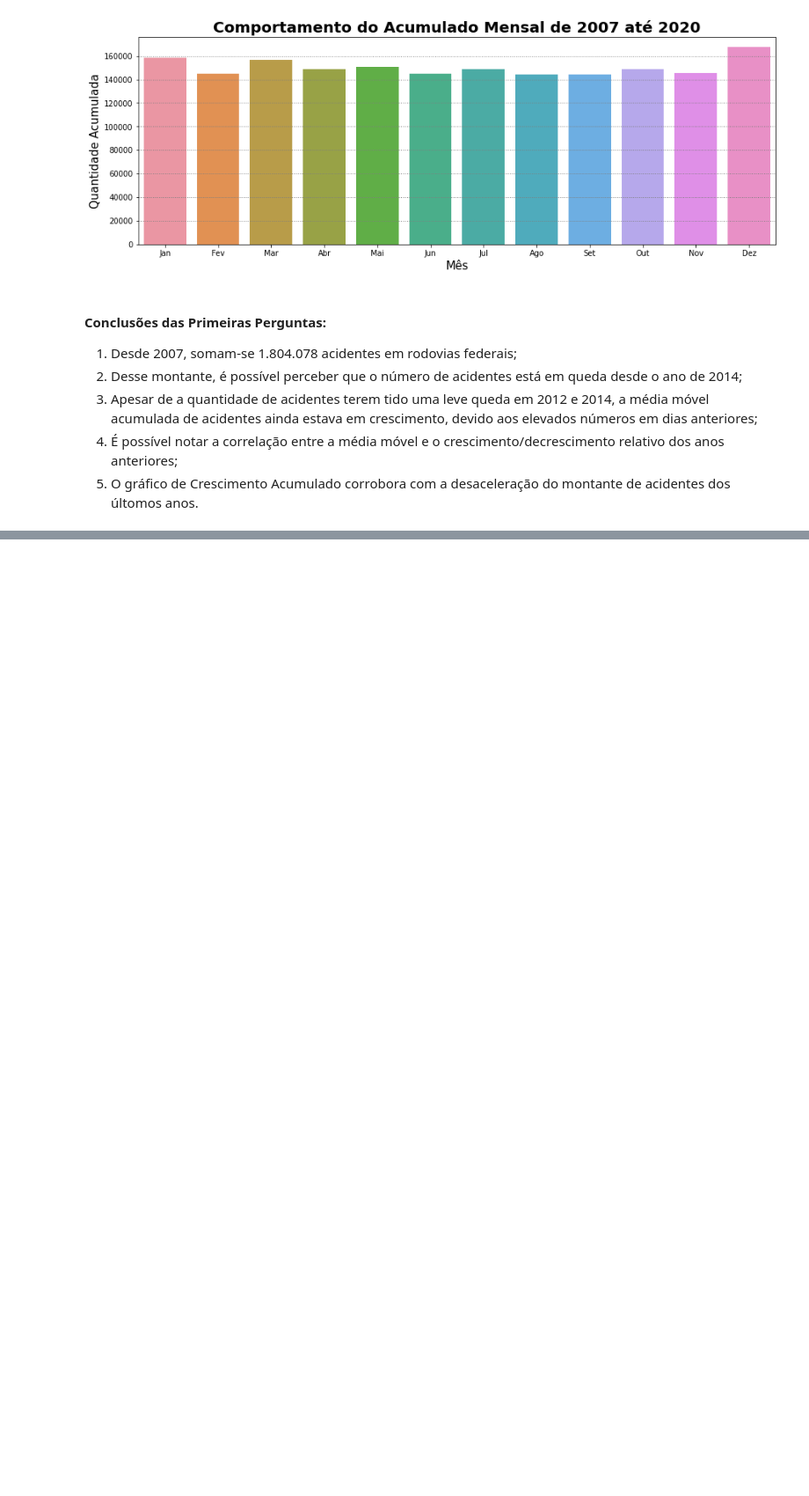
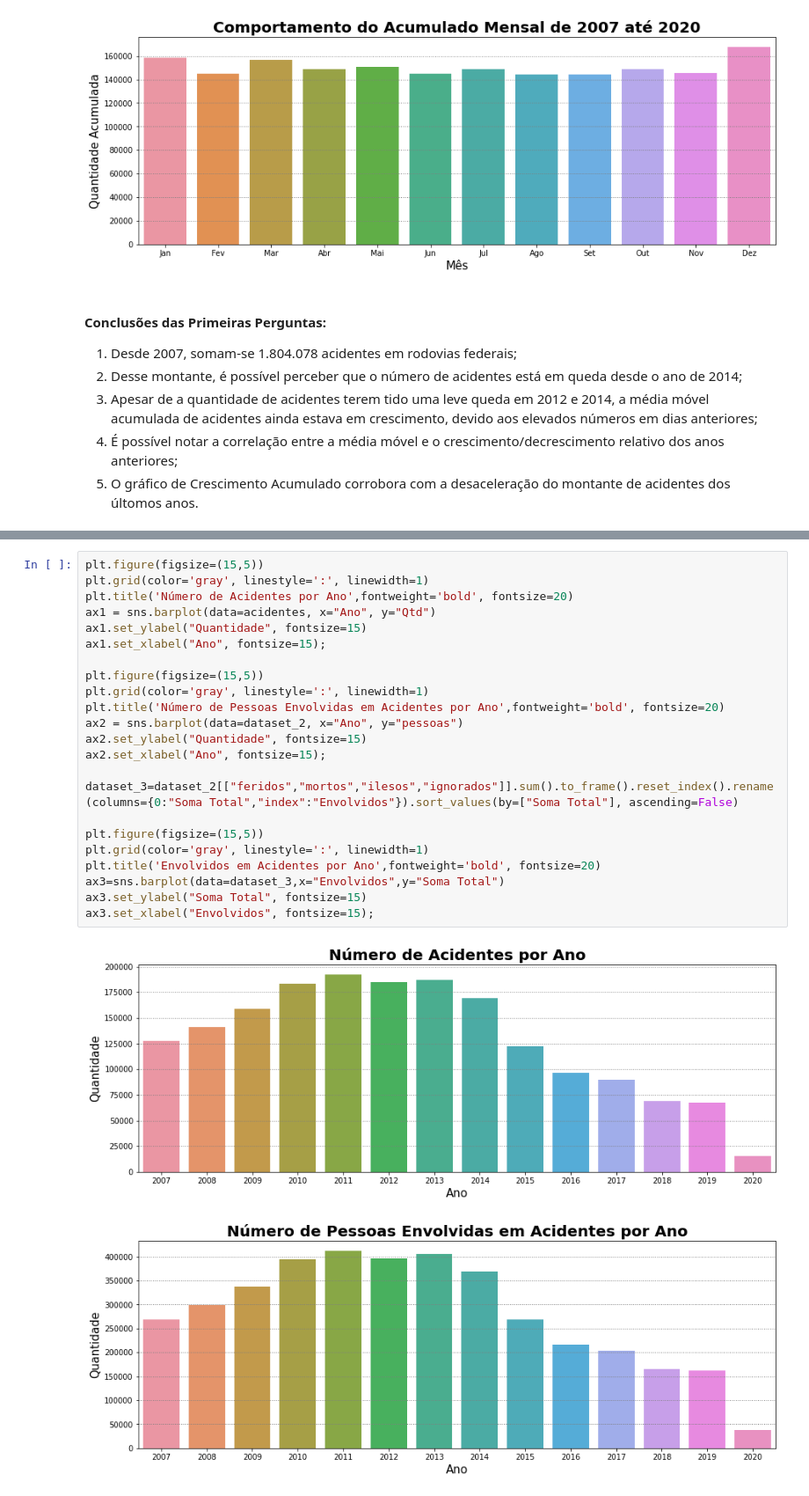
Before and after one commit to FelipeGBarreto/Projects, a Jupyter notebook: Acidentes_Rodovias_Federais.ipynb, the cells around one changed output, grey strips where cells are left out. Shown at 88% size. Saved outputs shown, nothing was run; the diff lists cells and outputs as text; blank space fills up the shorter version.

```diff
--- a/Acidentes_Rodovias_Federais.ipynb
+++ b/Acidentes_Rodovias_Federais.ipynb
@@ -213,0 +251,26 @@ ax.set_xlabel("Mês", fontsize=15);
+# %%
+plt.figure(figsize=(15,5))
+plt.grid(color='gray', linestyle=':', linewidth=1)
+plt.title('Número de Acidentes por Ano',fontweight='bold', fontsize=20)
+ax1 = sns.barplot(data=acidentes, x="Ano", y="Qtd")
+ax1.set_ylabel("Quantidade", fontsize=15)
+ax1.set_xlabel("Ano", fontsize=15);
+
+plt.figure(figsize=(15,5))
+plt.grid(color='gray', linestyle=':', linewidth=1)
+plt.title('Número de Pessoas Envolvidas em Acidentes por Ano',fontweight='bold', fontsize=20)
+ax2 = sns.barplot(data=dataset_2, x="Ano", y="pessoas")
+ax2.set_ylabel("Quantidade", fontsize=15)
+ax2.set_xlabel("Ano", fontsize=15);
+
+dataset_3=dataset_2[["feridos","mortos","ilesos","ignorados"]].sum().to_frame().reset_index().rename(columns={0:"Soma Total","index":"Envolvidos"}).sort_values(by=["Soma Total"], ascending=False)
+
+plt.figure(figsize=(15,5))
+plt.grid(color='gray', linestyle=':', linewidth=1)
+plt.title('Envolvidos em Acidentes por Ano',fontweight='bold', fontsize=20)
+ax3=sns.barplot(data=dataset_3,x="Envolvidos",y="Soma Total")
+ax3.set_ylabel("Soma Total", fontsize=15)
+ax3.set_xlabel("Envolvidos", fontsize=15);
+# %% [output]
+[figure, added]
+[figure, added]
```
Also changed, not shown: parts of 12 cells of this notebook.
